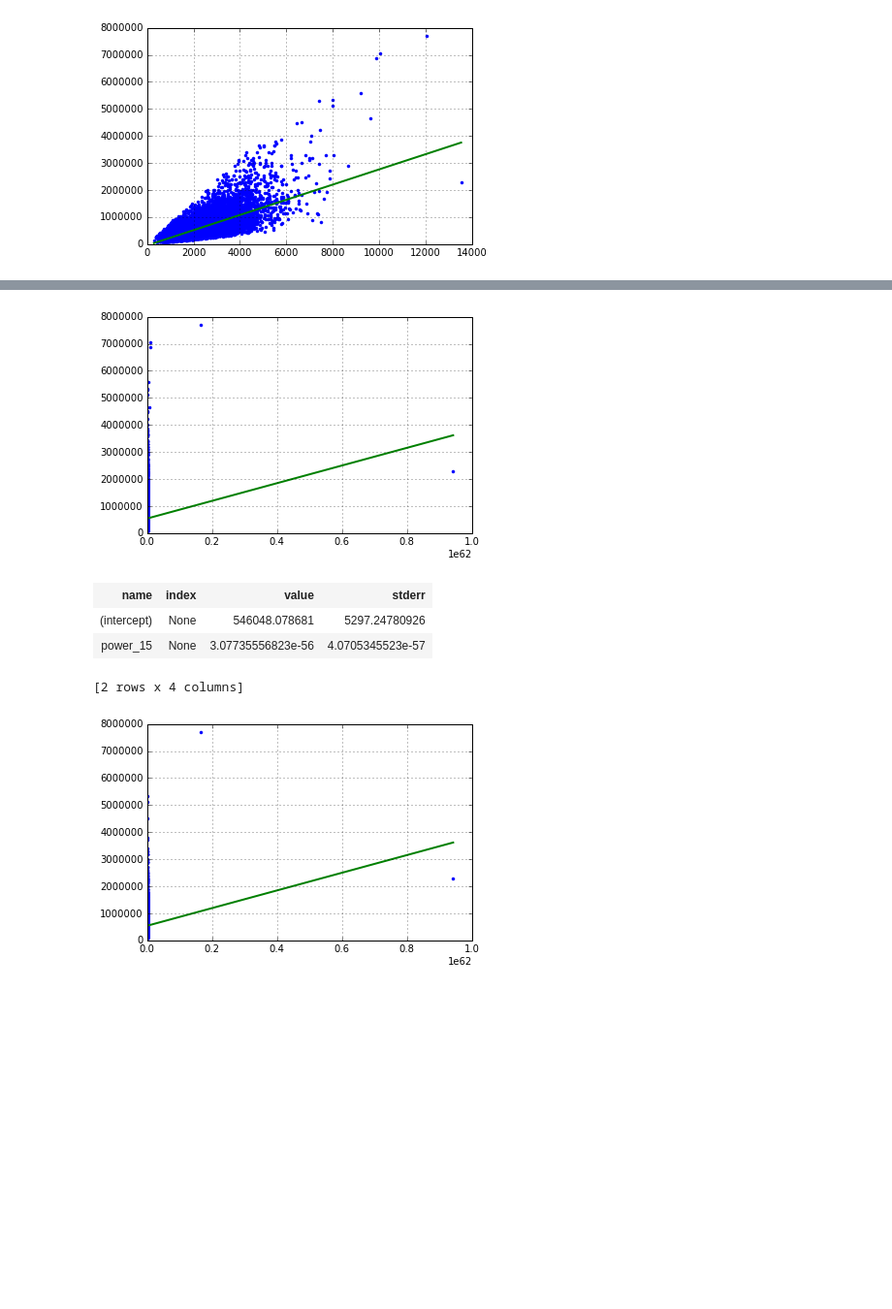
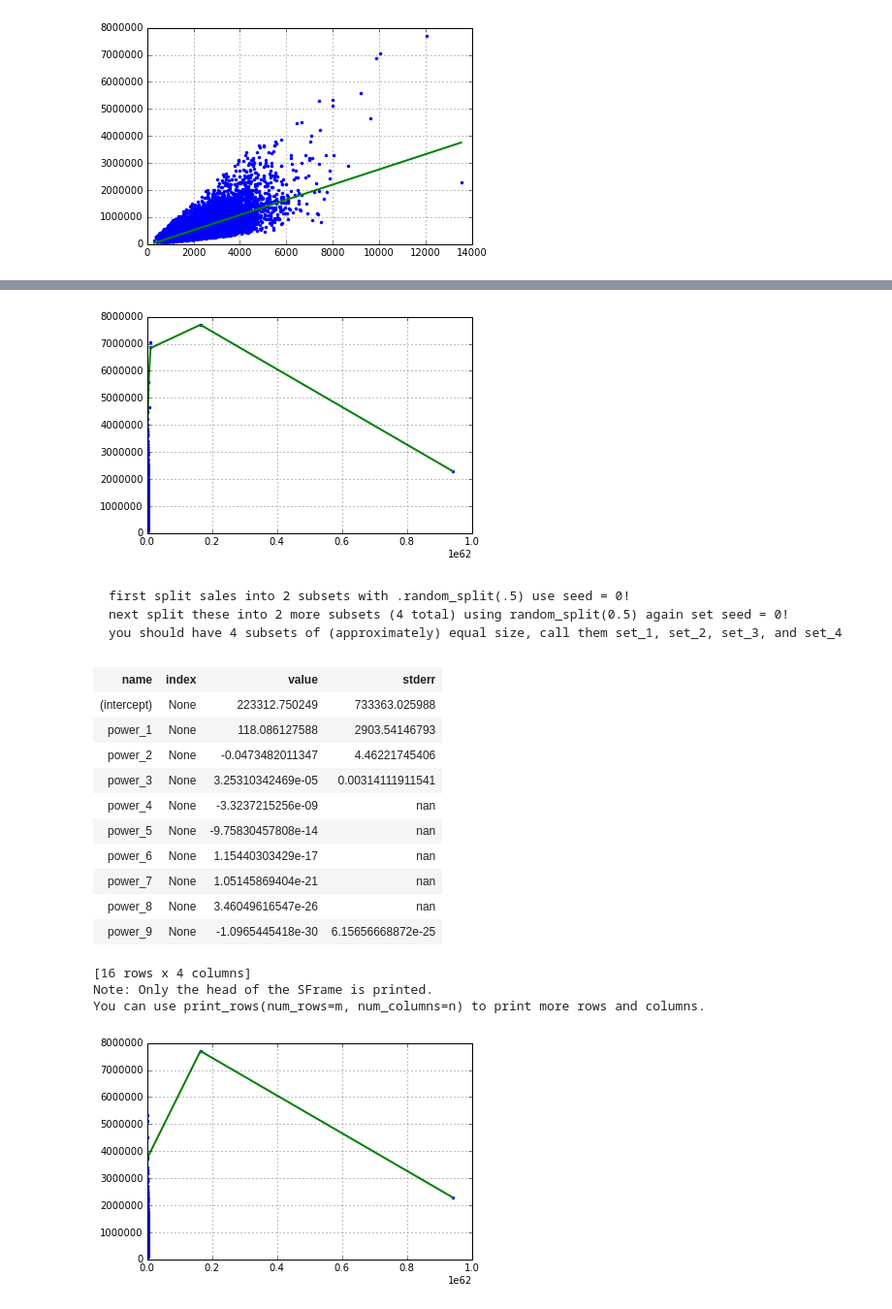
Before and after one commit to atulsingh0/MachineLearning, a Jupyter notebook: ML_UoW/Course01_Regression/Week03_Assesing_Performance_Assignment.ipynb, the cells around one changed output, grey strips where cells are left out. Shown at 97% size. Drawn from its saved outputs; the diff is of its cells as text; code cells hidden in the pictures; blank space fills up the shorter version.

````diff
--- a/ML_UoW/Course01_Regression/Week03_Assesing_Performance_Assignment.ipynb
+++ b/ML_UoW/Course01_Regression/Week03_Assesing_Performance_Assignment.ipynb
@@ -45,7 +37,8 @@ def polynomial_sframe(feature, degree):
             # first we'll give the column a name:
             name = 'power_' + str(power)
             # assign poly_sframe[name] to be feature^power
-            poly_sframe[name]= feature.apply(lambda x: x**power)
+            #poly_sframe[name]= feature.apply(lambda x: x**power)
+            poly_sframe[name]= feature**power   # can use this as well
     return poly_sframe
 # %%
 poly1_data = polynomial_sframe(sales['sqft_living'], 1)
@@ -97,37 +95,57 @@ plt.grid(True)
 # %%
 poly15_data = polynomial_sframe(sales['sqft_living'], 15)
+poly15_data_names = poly15_data.column_names()
 poly15_data['price'] = sales['price']
 
-model15 = gl.linear_regression.create(poly15_data, target = 'price', features = ['power_15'], validation_set = None, verbose=False)
+model15 = gl.linear_regression.create(poly15_data, target = 'price', features = poly15_data_names, validation_set = None, verbose=False)
 
 plt.plot(poly15_data['power_15'], poly15_data['price'], '.',
         poly15_data['power_15'], model15.predict(poly15_data), '-', linewidth=2)
 plt.grid(True)
 # %% [output]
-[figure, old version]
+[figure, new version]
+# %% [markdown]
+```
+first split sales into 2 subsets with .random_split(.5) use seed = 0!
+next split these into 2 more subsets (4 total) using random_split(0.5) again set seed = 0!
+you should have 4 subsets of (approximately) equal size, call them set_1, set_2, set_3, and set_4
+```
 # %%
 sales1, sales2 = sales.random_split(.5, seed = 0)
 set_1, set_2 =   sales1.random_split(.5, seed = 0)
 set_3, set_4 =   sales2.random_split(.5, seed = 0)
 # %%
 poly15_set_1 = polynomial_sframe(set_1['sqft_living'], 15)
+poly15_set_1_names = poly15_set_1.column_names()
 poly15_set_1['price'] = set_1['price']
 
 #print(poly15_set_1.head(2))
 
-model15_set_1 = gl.linear_regression.create(poly15_set_1, target = 'price', features = ['power_15'], validation_set = None, verbose=False)
+model15_set_1 = gl.linear_regression.create(poly15_set_1, target = 'price',
+                                            features = poly15_set_1_names, validation_set = None,
+                                            verbose=False)
 
 plt.plot(poly15_set_1['power_15'], poly15_set_1['price'], '.',
-        poly15_set_1['power_15'], model15.predict(poly15_set_1), '-', linewidth=2)
+         poly15_set_1['power_15'], model15_set_1.predict(poly15_set_1), '-', linewidth=2)
 plt.grid(True)
 
 model15_set_1.get('coefficients')
 # %% [output]
 | name | index | value | stderr |
-| (intercept) | None | 546048.078681 | 5297.24780926 |
-| power_15 | None | 3.07735556823e-56 | 4.0705345523e-57 |
+| (intercept) | None | 223312.750249 | 733363.025988 |
+| power_1 | None | 118.086127588 | 2903.54146793 |
+| power_2 | None | -0.0473482011347 | 4.46221745406 |
+| power_3 | None | 3.25310342469e-05 | 0.00314111911541 |
+| power_4 | None | -3.3237215256e-09 | nan |
+| power_5 | None | -9.75830457808e-14 | nan |
+| power_6 | None | 1.15440303429e-17 | nan |
+| power_7 | None | 1.05145869404e-21 | nan |
+| power_8 | None | 3.46049616547e-26 | nan |
+| power_9 | None | -1.0965445418e-30 | 6.15656668872e-25 |
-[2 rows x 4 columns]
+[16 rows x 4 columns]
+Note: Only the head of the SFrame is printed.
+You can use print_rows(num_rows=m, num_columns=n) to print more rows and columns.
-[figure, old version]
+[figure, new version]
 # %%
 poly15_set_2 = polynomial_sframe(set_2['sqft_living'], 15)
 poly15_set_2['price'] = set_2['price']
````
Also changed, not shown: parts of 16 cells of this notebook.
